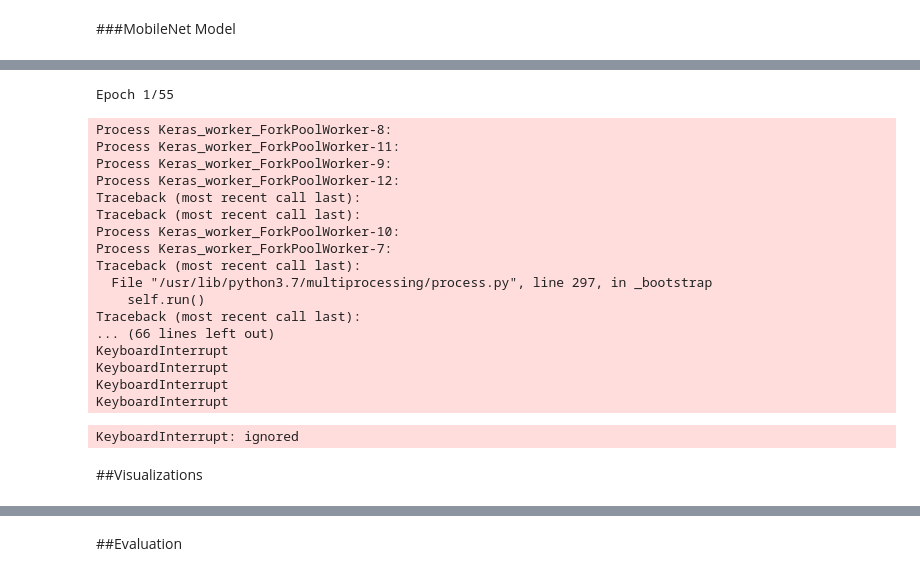
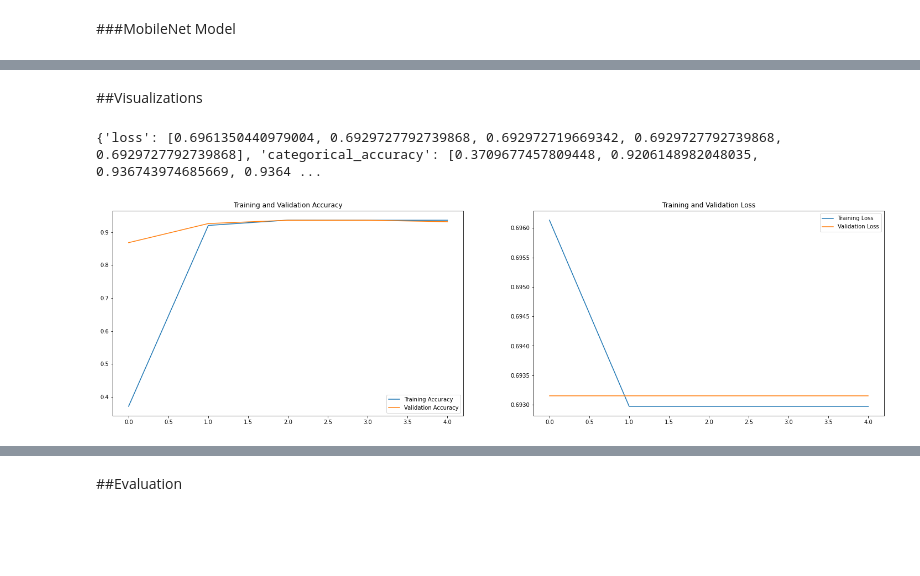
Before and after one commit to Koushik-V-M/HashCode_21, a Jupyter notebook: main.ipynb, the cells around one changed output, grey strips where cells are left out. Saved outputs shown, nothing was run; the diff lists cells and outputs as text; code cells hidden in the pictures; blank space fills up the shorter version.

```diff
--- a/main.ipynb
+++ b/main.ipynb
@@ -250,0 +304,16 @@ WARNING:tensorflow:`input_shape` is undefined or non-square, or `rows` is not in
+# %%
+from keras.engine.input_layer import Input
+base_model = resnet.ResNet50(weights="imagenet", include_top=False)
+
+base_model.trainable = False
+
+inputs = Input(shape=(224, 224, 3))
+x = tf.cast(inputs, tf.float32)
+x = resnet.preprocess_input(x)
+x = base_model(inputs, training=False)
+x = keras.layers.GlobalAveragePooling2D()(x)
+outputs = keras.layers.Dense(2)(x)
+
+res_model = keras.Model(inputs, outputs)
+
+res_model.summary()
@@ -251,12 +339,12 @@ WARNING:tensorflow:`input_shape` is undefined or non-square, or `rows` is not in
 # %%
-mnv_model.compile(optimizer=tf.keras.optimizers.SGD(learning_rate=0.01, momentum=0.9, clipvalue=0.01),
+res_model.compile(optimizer=tf.keras.optimizers.SGD(learning_rate=0.01, momentum=0.9, clipvalue=0.01),
               loss=keras.losses.SparseCategoricalCrossentropy(),
               metrics = [keras.metrics.CategoricalAccuracy(), keras.metrics.TopKCategoricalAccuracy()])
 # %%
-history = mnv_model.fit_generator(generator=training_generator,
+history = res_model.fit(generator=training_generator,
                               validation_data=validation_generator,
                               class_weight=None,
-                              epochs=55,
+                              epochs=10,
                               callbacks=callbacks,
                               use_multiprocessing=True,
                               workers=6)
@@ -307,51 +371,27 @@ dense_model.compile(optimizer=tf.keras.optimizers.SGD(learning_rate=0.01, moment
-# %%
-history = dense_model.fit_generator(generator=training_generator,
-                              validation_data=validation_generator,
-                              class_weight=None,
-                              epochs=55,
-                              callbacks=callbacks,
-                              use_multiprocessing=True,
-                              workers=6)
-# %% [output]
-Epoch 1/55
-Process Keras_worker_ForkPoolWorker-8:
-Process Keras_worker_ForkPoolWorker-11:
-Process Keras_worker_ForkPoolWorker-9:
-Process Keras_worker_ForkPoolWorker-12:
-Traceback (most recent call last):
-Traceback (most recent call last):
-Process Keras_worker_ForkPoolWorker-10:
-Process Keras_worker_ForkPoolWorker-7:
-Traceback (most recent call last):
-  File "/usr/lib/python3.7/multiprocessing/process.py", line 297, in _bootstrap
-    self.run()
-Traceback (most recent call last):
-... (66 lines left out)
-KeyboardInterrupt
-KeyboardInterrupt
-KeyboardInterrupt
-KeyboardInterrupt
-KeyboardInterrupt: ignored
 # %% [markdown]
 ##Visualizations
 # %%
-acc = history.history['accuracy']
-val_acc = history.history['val_accuracy']
+print(history.history)
+acc = history.history['categorical_accuracy']
+val_acc = history.history['val_categorical_accuracy']
 loss = history.history['loss']
 val_loss = history.history['val_loss']
 
-epochs_range = range(500)
+epochs_range = range(5)
 
 plt.figure(figsize=(25, 15))
 plt.subplot(2, 2, 1)
 plt.plot(epochs_range, acc, label='Training Accuracy')
 plt.plot(epochs_range, val_acc, label='Validation Accuracy')
 plt.legend(loc='lower right')
 plt.title('Training and Validation Accuracy')
 
 plt.subplot(2, 2, 2)
 plt.plot(epochs_range, loss, label='Training Loss')
 plt.plot(epochs_range, val_loss, label='Validation Loss')
 plt.legend(loc='upper right')
 plt.title('Training and Validation Loss')
 plt.show()
+# %% [output]
+{'loss': [0.6961350440979004, 0.6929727792739868, 0.692972719669342, 0.6929727792739868, 0.6929727792739868], 'categorical_accuracy': [0.3709677457809448, 0.9206148982048035, 0.936743974685669, 0.9364 ...
+[figure, added]
```
Also changed, not shown: parts of 23 cells of this notebook.
